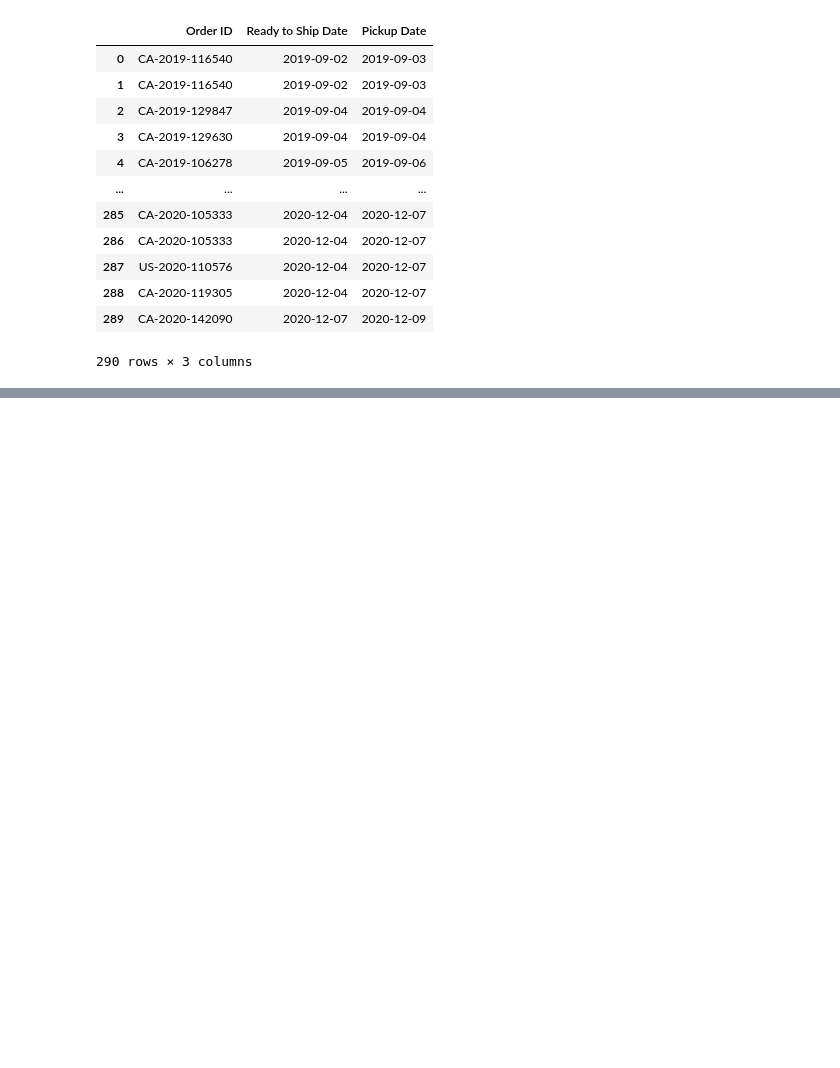
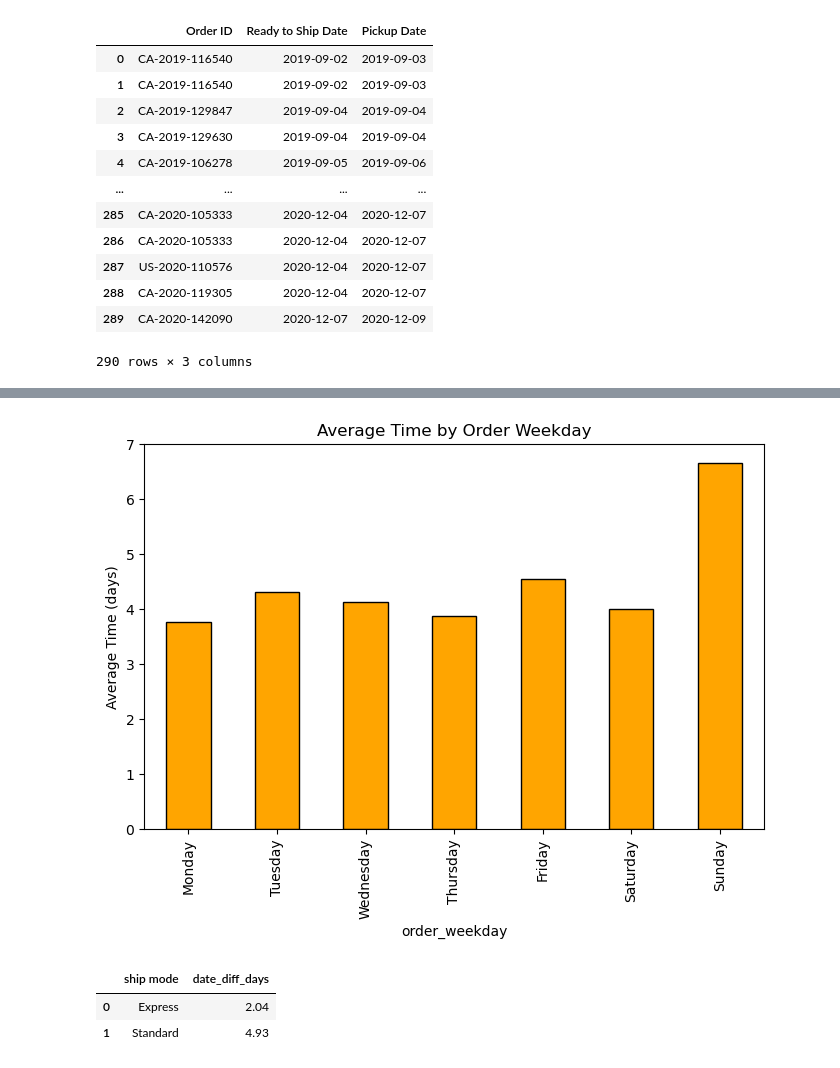
Before and after one commit to amandawang90-spec/neuefische-data-analysis-180825-muesli_eda_project, a Jupyter notebook: jamil.ipynb, the cells around one changed output, grey strips where cells are left out. Saved outputs shown, nothing was run; the diff lists cells and outputs as text; code cells hidden in the pictures; blank space fills up the shorter version.

```diff
--- a/jamil.ipynb
+++ b/jamil.ipynb
@@ -104,0 +543,13 @@ df_1
+# %%
+# 3 Average delay by Weekdays
+
+avg_delay_by_day = merged_metric_1.groupby("order_weekday")["date_diff_days"].mean().reindex(
+    ["Monday","Tuesday","Wednesday","Thursday","Friday","Saturday","Sunday"]
+)
+
+avg_delay_by_day.plot(kind="bar", figsize=(8,5), color="orange", edgecolor="black")
+plt.title("Average Time by Order Weekday")
+plt.ylabel("Average Time (days)")
+plt.show()
+# %% [output]
+[figure, added]
@@ -104,0 +560,7 @@ df_1
+# %%
+avg_diff_by_mode = merged_metric_1.groupby("ship mode")["date_diff_days"].mean().reset_index().round(2)
+avg_diff_by_mode
+# %% [output]
+|  | ship mode | date_diff_days |
+| 0 | Express | 2.04 |
+| 1 | Standard | 4.93 |
```
Also changed, not shown: parts of 93 cells of this notebook.
